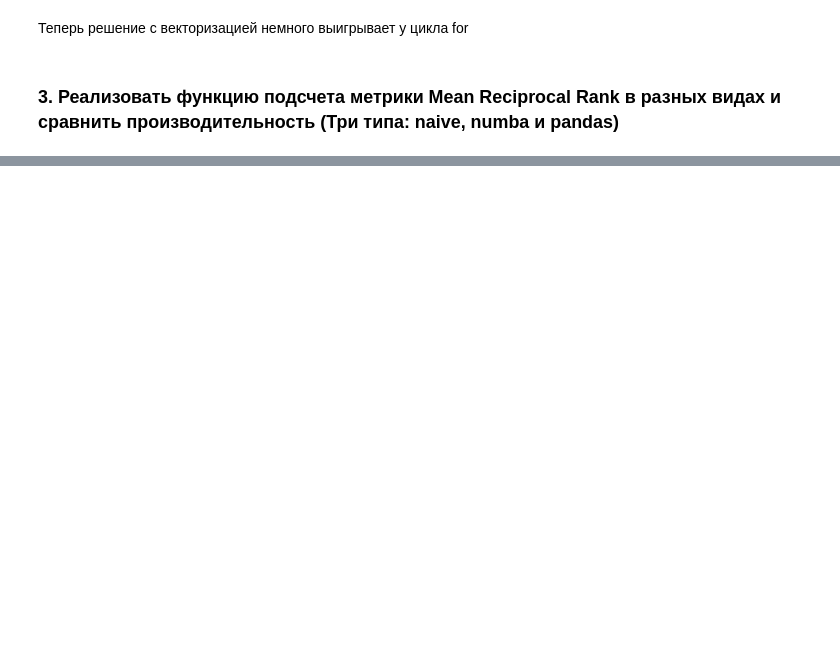
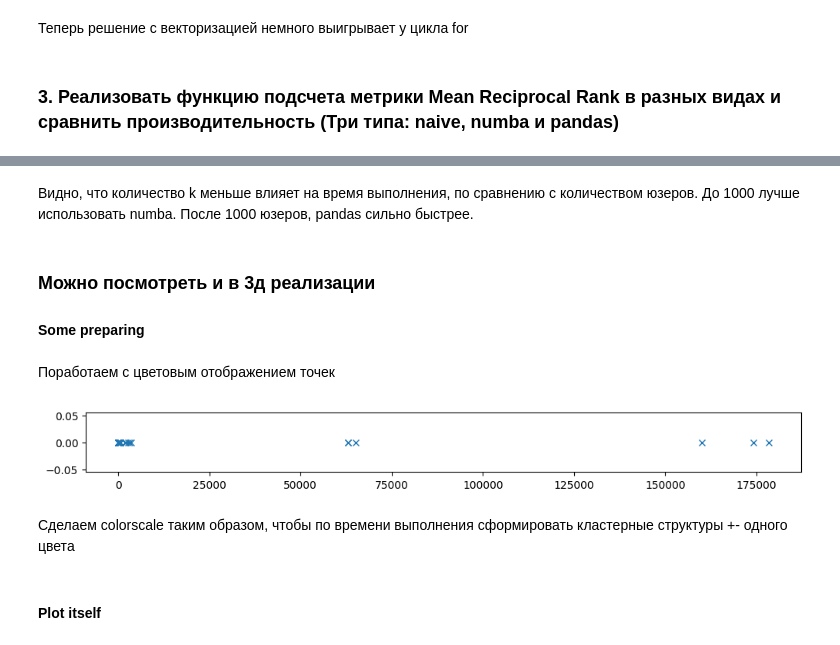
Before and after one commit to azatnv/RecoServiceTemplate, a Jupyter notebook: notebooks/practice2/HW-2.ipynb, the cells around one changed output, grey strips where cells are left out. Drawn from its saved outputs; the diff is of its cells as text; code cells hidden in the pictures; blank space fills up the shorter version.

Commit message:
Add: plots updated

```diff
--- a/notebooks/practice2/HW-2.ipynb
+++ b/notebooks/practice2/HW-2.ipynb
@@ -727,2 +816,2 @@ del times['Unnamed: 0']
 # %%
-headtail(times)
+time_eval = pd.read_csv('../data/times.csv', index_col=0)
@@ -826,0 +818,4 @@ plt.show()
+# %%
+times = time_eval.copy()
+# %%
+times.columns = ['algo', 'user', 'top_k', 'time(ms)']
@@ -826,0 +840,17 @@ plt.show()
+# %% [markdown]
+Видно, что количество k меньше влияет на время выполнения, по сравнению с количеством юзеров. До 1000 лучше использовать numba. После 1000 юзеров, pandas сильно быстрее.
+# %% [markdown]
+### Можно посмотреть и в 3д реализации
+
+#### Some preparing
+# %% [markdown]
+Поработаем с цветовым отображением точек
+# %%
+fig, ax = plt.subplots(figsize=(12, 1))
+
+runtime = times["time(ms)"].values
+ax = plt.plot(runtime, np.zeros_like(runtime), "x")
+# %% [output]
+[figure, added]
+# %% [markdown]
+Сделаем colorscale таким образом, чтобы по времени выполнения сформировать кластерные структуры +- одного цвета
@@ -826,0 +870,2 @@ plt.show()
+# %% [markdown]
+#### Plot itself
```
Also changed, not shown: parts of 60 cells of this notebook.
